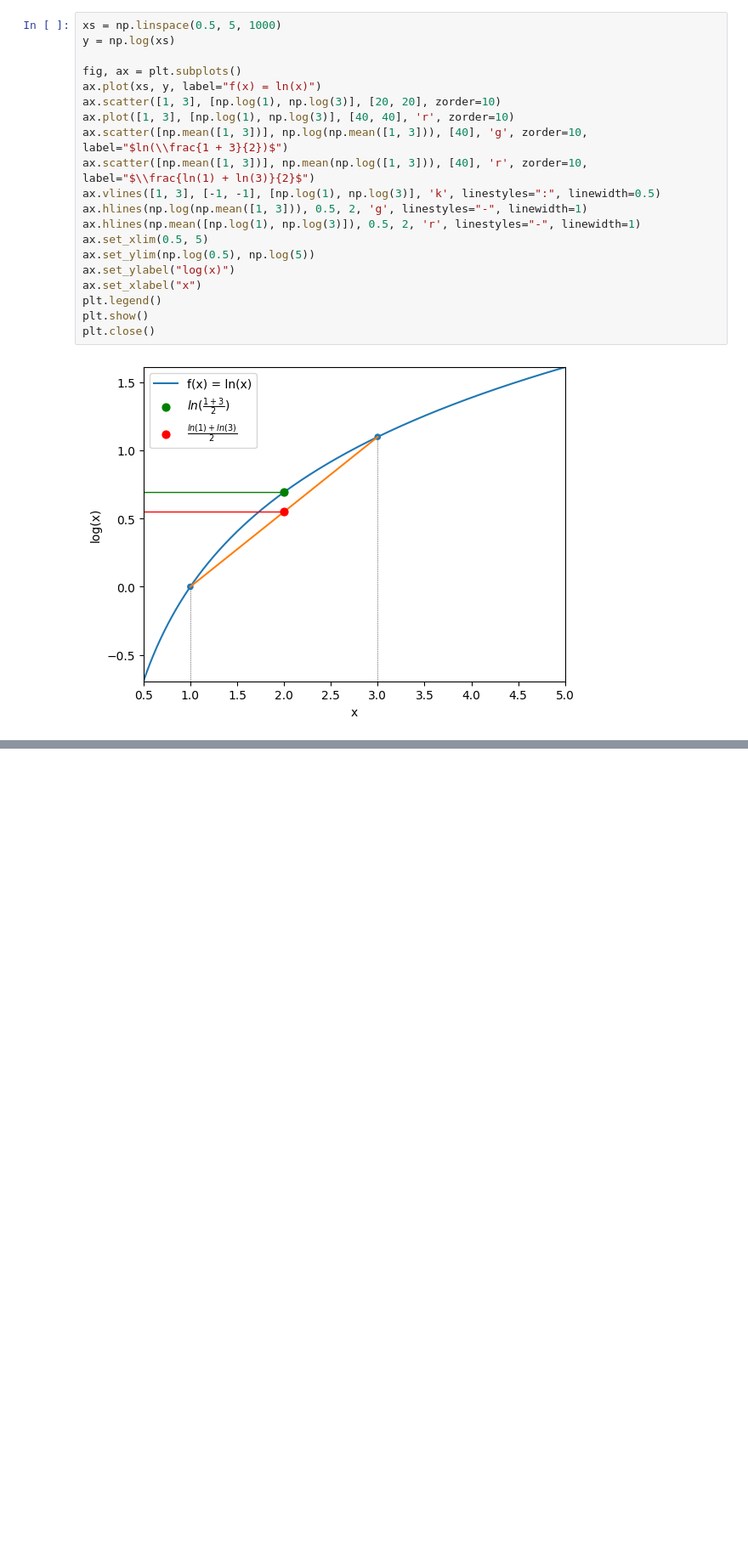
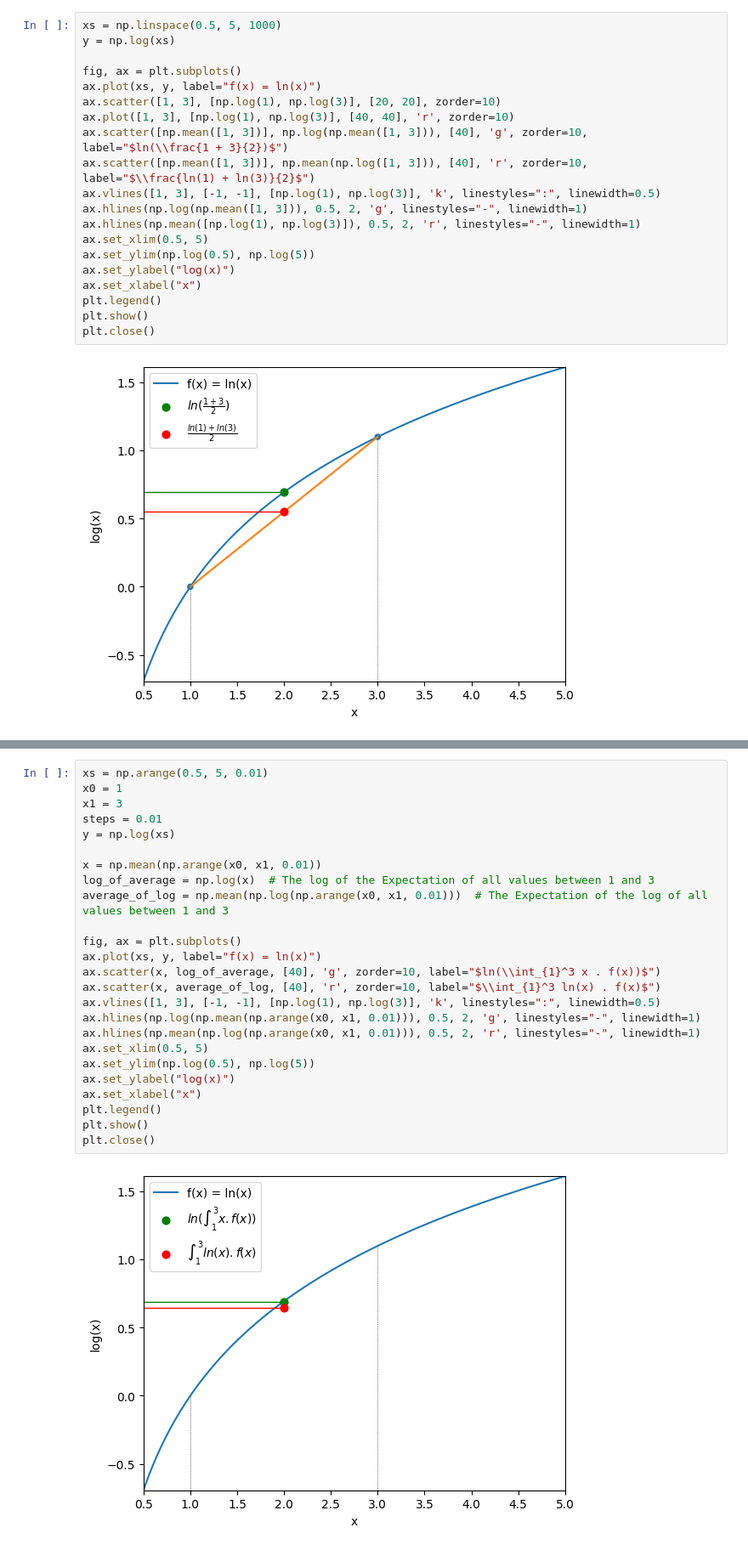
Before and after one commit to AlexLepauvre/variation_laplace_for_dummies, a Jupyter notebook: VariationalLaplaceForDummies/VL/JensenInequality.ipynb, the cells around one changed output, grey strips where cells are left out. Shown at 85% size. Drawn from its saved outputs; the diff is of its cells as text; blank space fills up the shorter version.

```diff
--- a/VariationalLaplaceForDummies/VL/JensenInequality.ipynb
+++ b/VariationalLaplaceForDummies/VL/JensenInequality.ipynb
@@ -135,0 +117,27 @@ In other words, if you to know the value of a concave function at a given point,
+# %%
+xs = np.arange(0.5, 5, 0.01)
+x0 = 1
+x1 = 3
+steps = 0.01
+y = np.log(xs)
+
+x = np.mean(np.arange(x0, x1, 0.01))
+log_of_average = np.log(x)  # The log of the Expectation of all values between 1 and 3
+average_of_log = np.mean(np.log(np.arange(x0, x1, 0.01)))  # The Expectation of the log of all values between 1 and 3
+
+fig, ax = plt.subplots()
+ax.plot(xs, y, label="f(x) = ln(x)")
+ax.scatter(x, log_of_average, [40], 'g', zorder=10, label="$ln(\\int_{1}^3 x . f(x))$")
+ax.scatter(x, average_of_log, [40], 'r', zorder=10, label="$\\int_{1}^3 ln(x) . f(x)$")
+ax.vlines([1, 3], [-1, -1], [np.log(1), np.log(3)], 'k', linestyles=":", linewidth=0.5)
+ax.hlines(np.log(np.mean(np.arange(x0, x1, 0.01))), 0.5, 2, 'g', linestyles="-", linewidth=1)
+ax.hlines(np.mean(np.log(np.arange(x0, x1, 0.01))), 0.5, 2, 'r', linestyles="-", linewidth=1)
+ax.set_xlim(0.5, 5)
+ax.set_ylim(np.log(0.5), np.log(5))
+ax.set_ylabel("log(x)")
+ax.set_xlabel("x")
+plt.legend()
+plt.show()
+plt.close()
+# %% [output]
+[figure, added]
```
Also changed, not shown: parts of 20 cells of this notebook.
